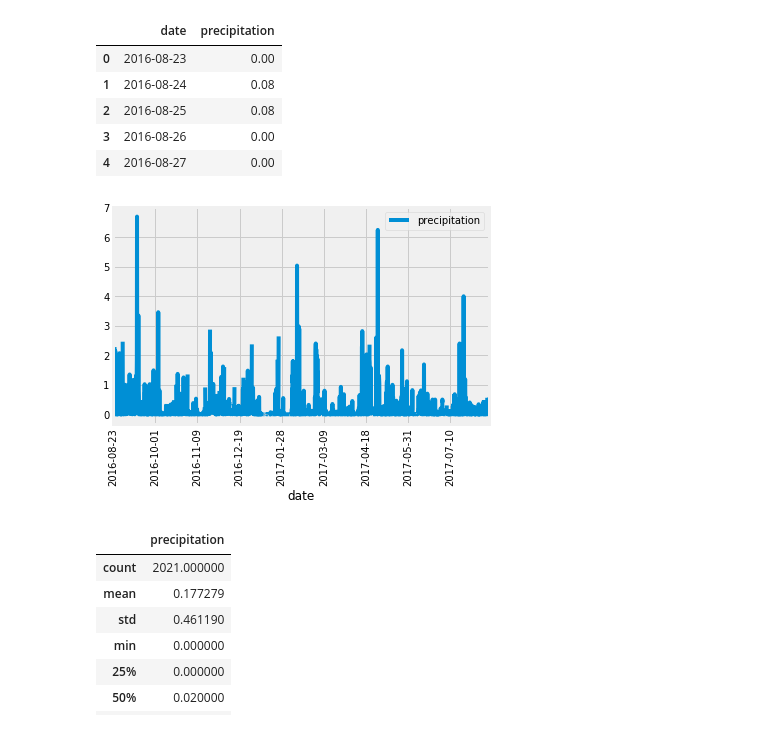
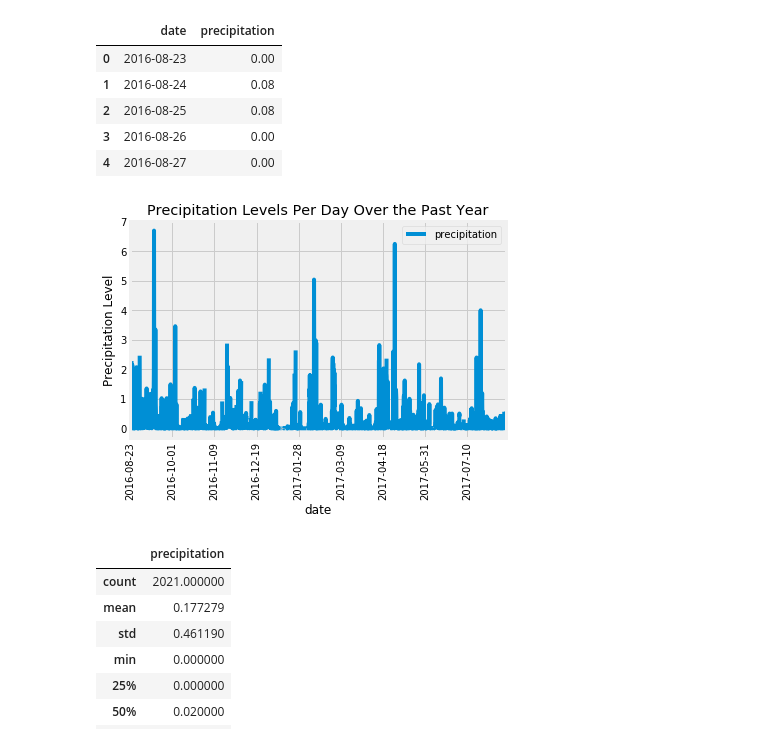
Before and after one commit to c-l-nguyen/sqlalchemy-challenge, a Jupyter notebook: climate_alchemy.ipynb, the cells around one changed output. Drawn from its saved outputs; the diff is of its cells as text; code cells hidden in the pictures.

```diff
--- a/climate_alchemy.ipynb
+++ b/climate_alchemy.ipynb
@@ -107,14 +107,16 @@ prcp_df.head()
 | 3 | 2016-08-26 | 0.00 |
 | 4 | 2016-08-27 | 0.00 |
 # %%
-# Sort the dataframe by date
-prcp_df.set_index(prcp_df['date'],inplace=True)
+# Set the index to the date column and sort the dataframe by date
+prcp_df.set_index('date',inplace=True)
 prcp_df = prcp_df.sort_index()
 # %%
 # Use Pandas Plotting with Matplotlib to plot the data
 ax = prcp_df.plot(rot=90);
+ax.set_title("Precipitation Levels Per Day Over the Past Year");
+ax.set_ylabel("Precipitation Level");
 # %% [output]
-[figure, old version]
+[figure, new version]
 # %%
 # Use Pandas to calculate the summary statistics for the precipitation data
 prcp_df.describe()
```
Also changed, not shown: parts of 29 cells of this notebook.
